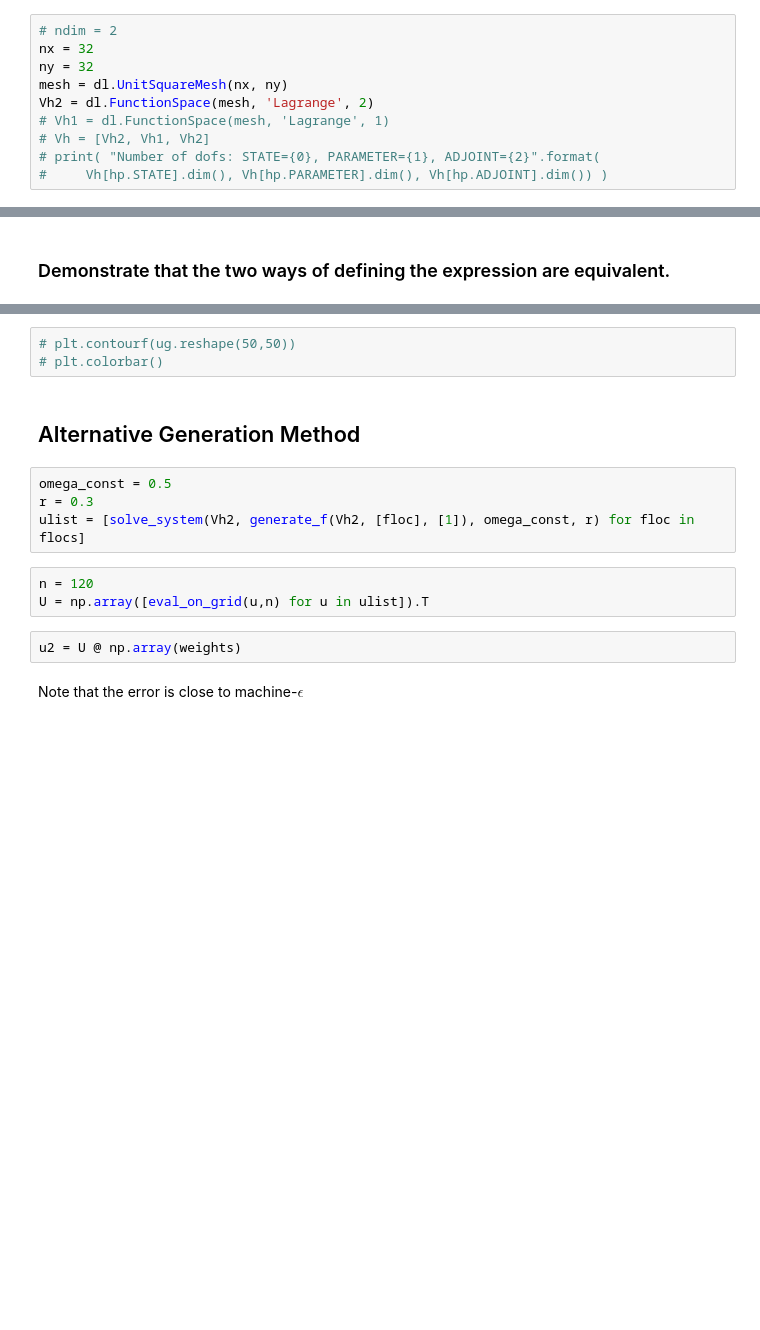
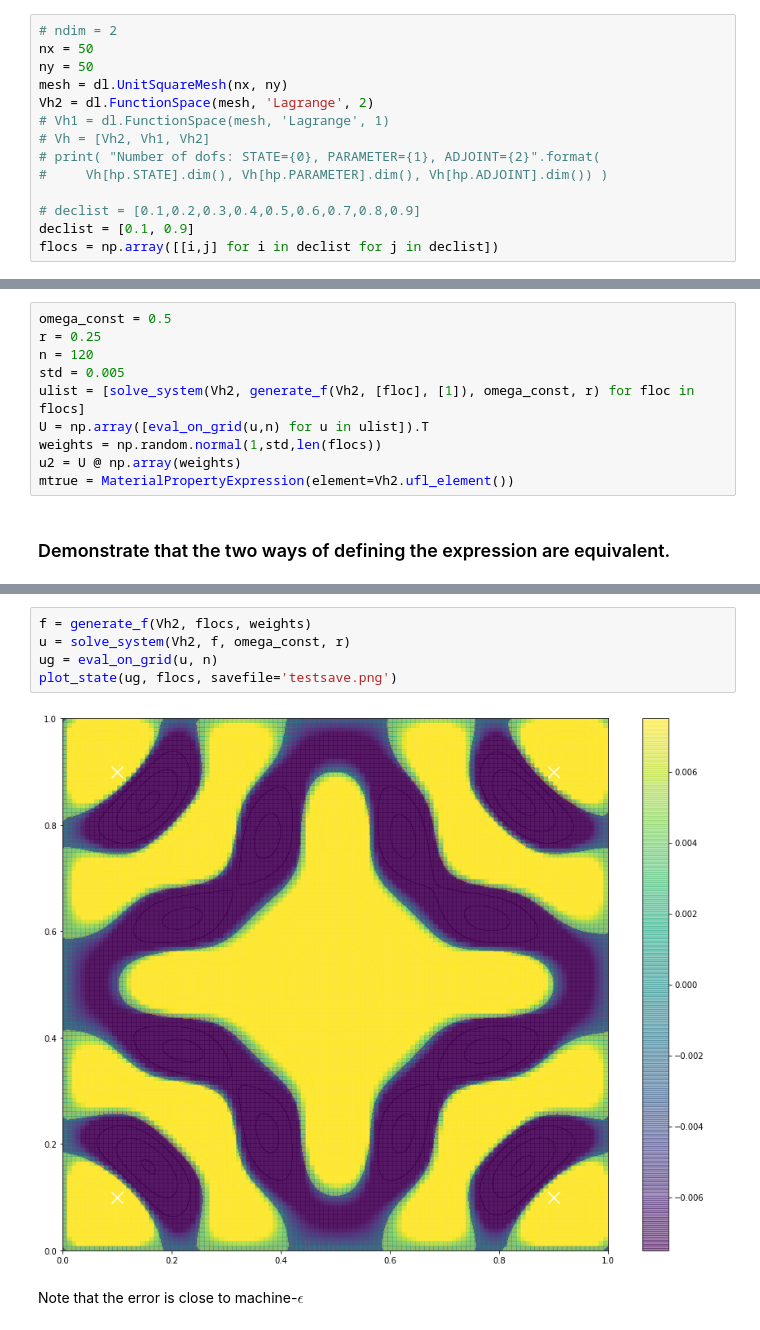
Before and after one commit to mpilosov/labs, a Jupyter notebook: Labs/HelmLinear.ipynb, the cells around one changed output, grey strips where cells are left out. Cells and saved outputs as stored; diff of their text form; blank space fills up the shorter version.

```diff
--- a/Labs/HelmLinear.ipynb
+++ b/Labs/HelmLinear.ipynb
@@ -17,10 +130,14 @@ np.random.seed(seed=1)
 # %%
 # ndim = 2
-nx = 32
-ny = 32
+nx = 50
+ny = 50
 mesh = dl.UnitSquareMesh(nx, ny)
 Vh2 = dl.FunctionSpace(mesh, 'Lagrange', 2)
 # Vh1 = dl.FunctionSpace(mesh, 'Lagrange', 1)
 # Vh = [Vh2, Vh1, Vh2]
 # print( "Number of dofs: STATE={0}, PARAMETER={1}, ADJOINT={2}".format(
 #     Vh[hp.STATE].dim(), Vh[hp.PARAMETER].dim(), Vh[hp.ADJOINT].dim()) )
+
+# declist = [0.1,0.2,0.3,0.4,0.5,0.6,0.7,0.8,0.9]
+declist = [0.1, 0.9]
+flocs = np.array([[i,j] for i in declist for j in declist])
@@ -67,2 +146,12 @@ weights = np.random.normal(1,std,len(flocs))
+# %%
+omega_const = 0.5
+r = 0.25
+n = 120
+std = 0.005
+ulist = [solve_system(Vh2, generate_f(Vh2, [floc], [1]), omega_const, r) for floc in flocs]
+U = np.array([eval_on_grid(u,n) for u in ulist]).T
+weights = np.random.normal(1,std,len(flocs))
+u2 = U @ np.array(weights)
+mtrue = MaterialPropertyExpression(element=Vh2.ufl_element())
 # %% [markdown]
 ### Demonstrate that the two ways of defining the expression are equivalent.
@@ -75,16 +158,9 @@ weights = np.random.normal(1,std,len(flocs))
-# %%
-# plt.contourf(ug.reshape(50,50))
-# plt.colorbar()
-# %% [markdown]
-## Alternative Generation Method
-# %%
-omega_const = 0.5
-r = 0.3
-ulist = [solve_system(Vh2, generate_f(Vh2, [floc], [1]), omega_const, r) for floc in flocs]
-# %%
-n = 120
-U = np.array([eval_on_grid(u,n) for u in ulist]).T
-# %%
-u2 = U @ np.array(weights)
+# %%
+f = generate_f(Vh2, flocs, weights)
+u = solve_system(Vh2, f, omega_const, r)
+ug = eval_on_grid(u, n)
+plot_state(ug, flocs, savefile='testsave.png')
+# %% [output]
+[figure, added]
 # %% [markdown]
 Note that the error is close to machine-$\epsilon$
```
Also changed, not shown: parts of 47 cells of this notebook, 2 other files.
